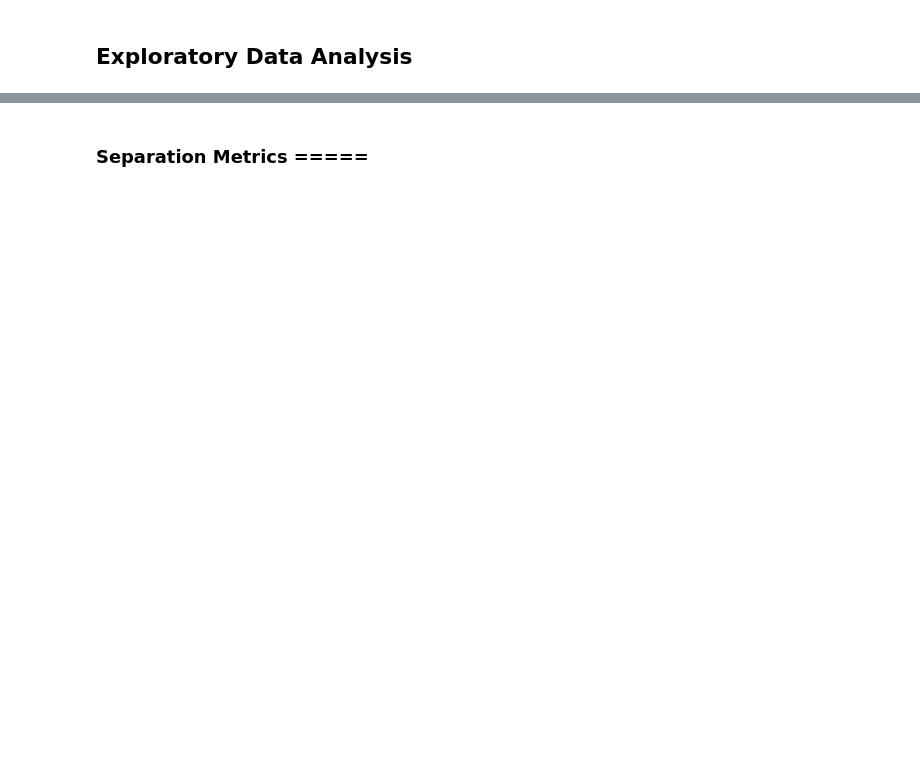
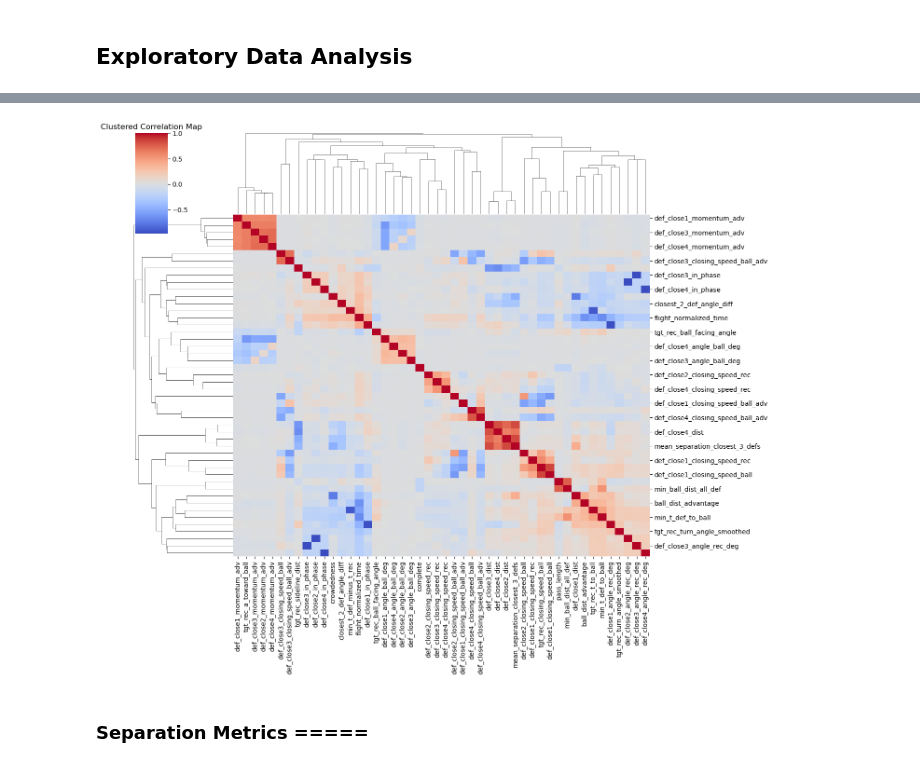
Before and after one commit to SethJ50/NFL-Big-Data-Bowl-2026, a Jupyter notebook: Exploratory Data Analysis.ipynb, the cells around one changed output, grey strips where cells are left out. Saved outputs shown, nothing was run; the diff lists cells and outputs as text; code cells hidden in the pictures; blank space fills up the shorter version.

```diff
--- a/Exploratory Data Analysis.ipynb
+++ b/Exploratory Data Analysis.ipynb
@@ -893,0 +1064,25 @@ def make_time_plot(df, y_col, route_type, nbins = 100, smooth_frac = 0.1):
+# %%
+num_cols = [
+    'flight_normalized_time', 'pass_length', 'complete',
+    'def_close1_dist', 'def_close2_dist', 'def_close3_dist', 'def_close4_dist',
+    'tgt_rec_closing_speed_ball', 'def_close1_closing_speed_ball', 'def_close2_closing_speed_ball',
+    'def_close3_closing_speed_ball', 'def_close4_closing_speed_ball', 'def_close1_closing_speed_ball_adv',
+    'def_close2_closing_speed_ball_adv', 'def_close3_closing_speed_ball_adv', 'def_close4_closing_speed_ball_adv',
+    'def_close1_momentum_adv', 'def_close2_momentum_adv', 'def_close3_momentum_adv', 'def_close4_momentum_adv',
+    'def_close1_closing_speed_rec', 'def_close2_closing_speed_rec', 'def_close3_closing_speed_rec', 'def_close4_closing_speed_rec',
+    'mean_separation_closest_3_defs', 'min_ball_dist_all_def', 'ball_dist_advantage',
+    'def_close1_angle_rec_deg', 'def_close2_angle_rec_deg', 'def_close3_angle_rec_deg', 'def_close4_angle_rec_deg',
+    'def_close1_angle_ball_deg', 'def_close2_angle_ball_deg', 'def_close3_angle_ball_deg', 'def_close4_angle_ball_deg',
+    'tgt_rec_t_to_ball', 'min_t_def_to_ball', 'min_t_def_minus_t_rec', 'tgt_rec_ball_facing_angle',
+    'tgt_rec_sideline_dist', 'tgt_rec_turn_angle_smoothed', 'crowdedness', 'tgt_rec_a_toward_ball',
+    'def_close1_in_phase', 'def_close2_in_phase', 'def_close3_in_phase', 'def_close4_in_phase',
+    'closest_2_def_angle_diff'
+]
+
+# Select only the numerical columns that exist in your dataframe
+num_cols_existing = [col for col in num_cols if col in data_adv.columns]
+
+print(f"{len(num_cols_existing)} out of {len(num_cols)} columns exist.")
+
+# Subset the dataframe
+df_numeric = data_adv[num_cols_existing]
@@ -894,2 +1117,8 @@ def make_time_plot(df, y_col, route_type, nbins = 100, smooth_frac = 0.1):
+# %%
+sns.clustermap(df_numeric.corr(), cmap="coolwarm", figsize=(14, 12), annot=False)
+plt.title("Clustered Correlation Map")
+plt.show()
+# %% [output]
+[figure, added]
 # %% [markdown]
 ### Separation Metrics =====
```
Also changed, not shown: parts of 42 cells of this notebook, 4 other files.
